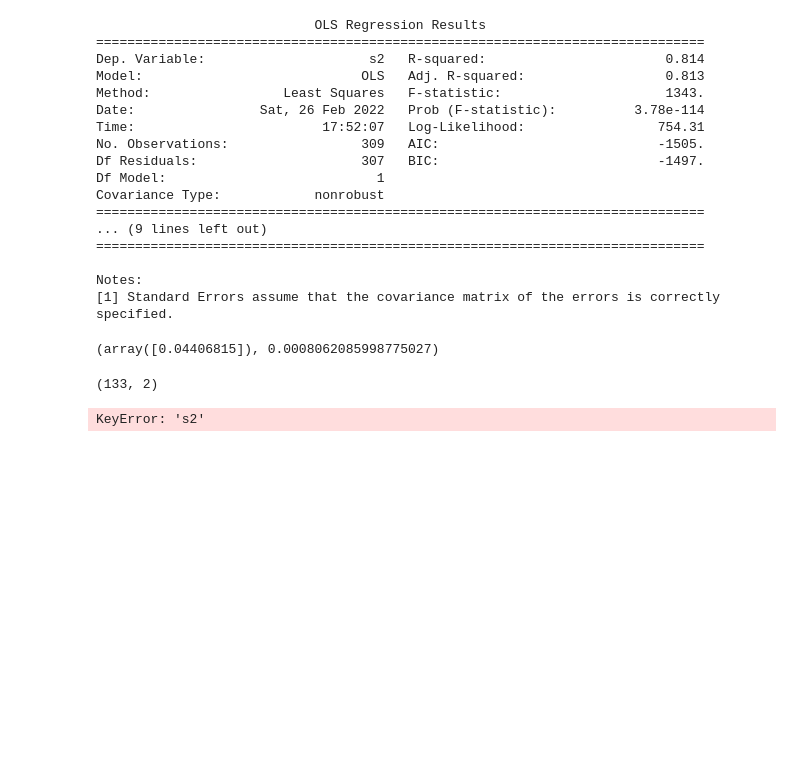
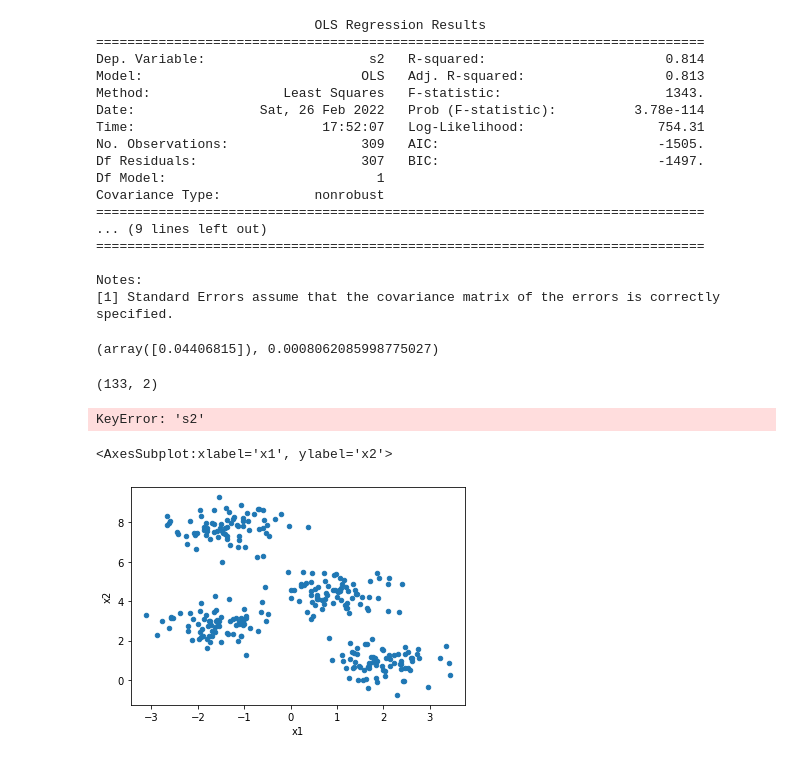
Before and after one commit to Fannyjiang88/csx4501, a Jupyter notebook: Class/Assignment/WK 7/WK 7 Assignment.ipynb, the cells around one changed output. Drawn from its saved outputs; the diff is of its cells as text; code cells hidden in the pictures; blank space fills up the shorter version.

```diff
--- a/Class/Assignment/WK 7/WK 7 Assignment.ipynb
+++ b/Class/Assignment/WK 7/WK 7 Assignment.ipynb
@@ -253,3 +227,8 @@ KeyError: 's2'
 from sklearn.datasets import make_blobs
 X, y = make_blobs(n_samples=300, centers=4, cluster_std=0.60, random_state=0)
 df = pd.DataFrame(X, columns=['x1','x2'])
+# %%
+df.plot("x1","x2",kind="scatter")
+# %% [output]
+<AxesSubplot:xlabel='x1', ylabel='x2'>
+[figure, added]
```
Also changed, not shown: parts of 31 cells of this notebook.
